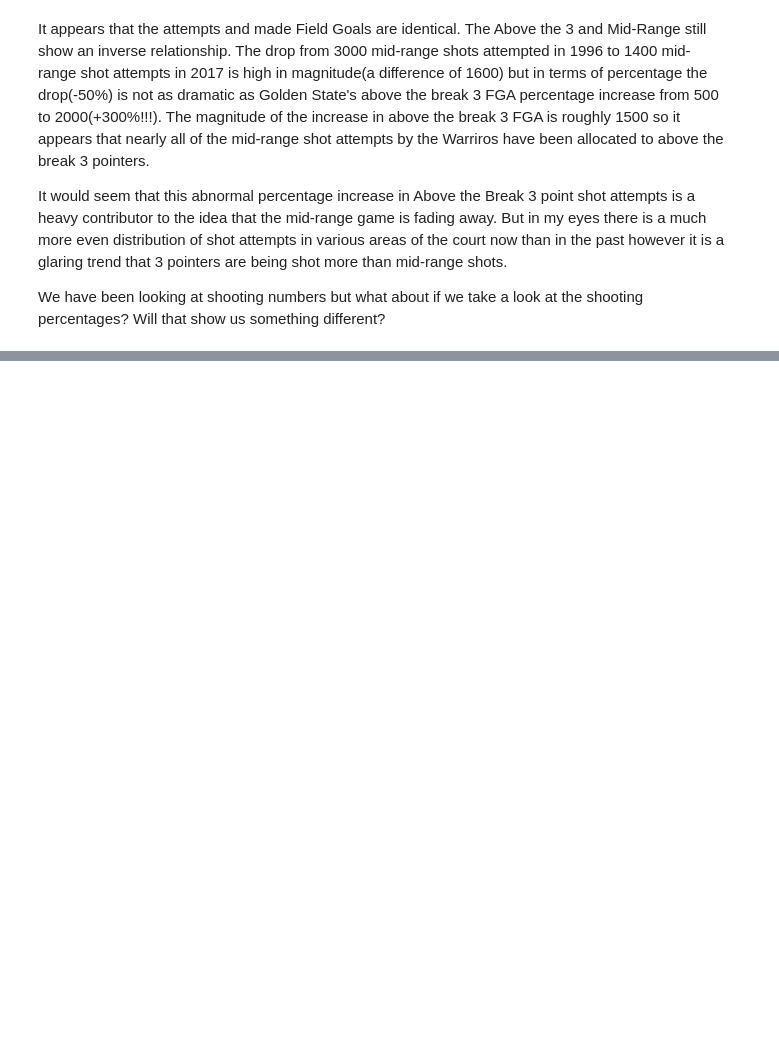
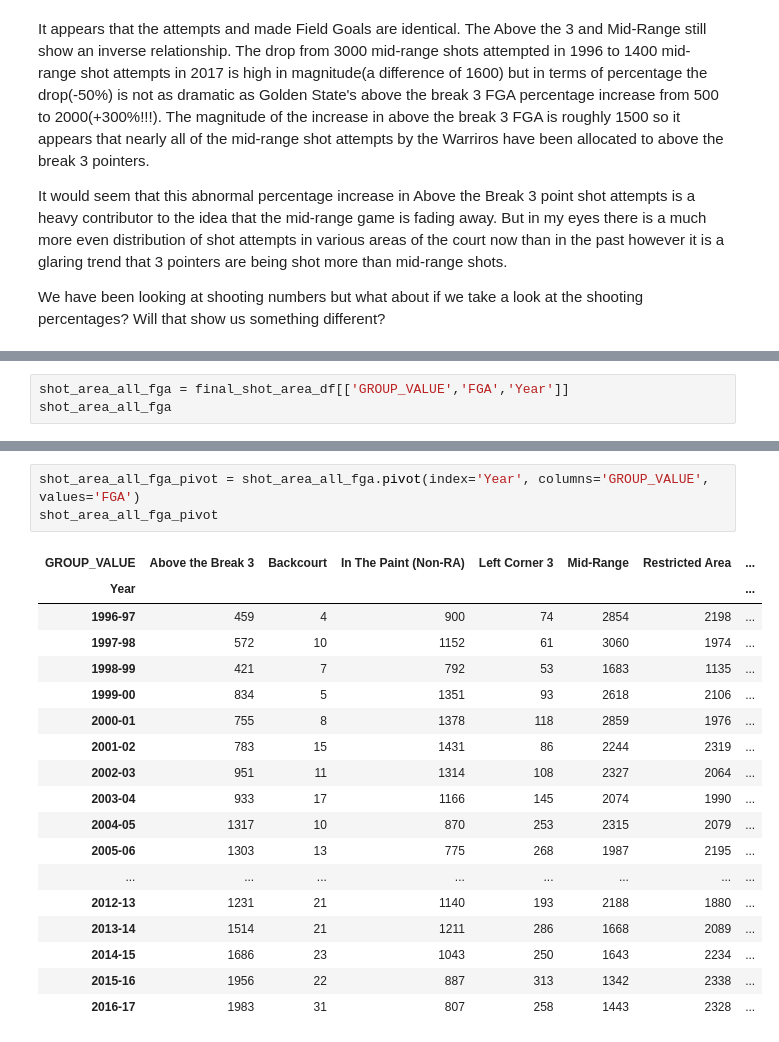
Before and after one commit to RodellRodriguez/golden-state-warriors, a Jupyter notebook: Time Series Golden State Warriors.ipynb, the cells around one changed output, grey strips where cells are left out. Cells and saved outputs as stored; diff of their text form; blank space fills up the shorter version.

```diff
--- a/Time Series Golden State Warriors.ipynb
+++ b/Time Series Golden State Warriors.ipynb
@@ -277,0 +278,3 @@ Finally, let's do a simple pie chart of how the shot allocations have changed ov
+# %%
+shot_area_all_fga = final_shot_area_df[['GROUP_VALUE','FGA','Year']]
+shot_area_all_fga
@@ -277,0 +300,22 @@ Finally, let's do a simple pie chart of how the shot allocations have changed ov
+# %%
+shot_area_all_fga_pivot = shot_area_all_fga.pivot(index='Year', columns='GROUP_VALUE', values='FGA')
+shot_area_all_fga_pivot
+# %% [output]
+| GROUP_VALUE | Above the Break 3 | Backcourt | In The Paint (Non-RA) | Left Corner 3 | Mid-Range | Restricted Area | ... |
+| Year |  |  |  |  |  |  | ... |
+| 1996-97 | 459 | 4 | 900 | 74 | 2854 | 2198 | ... |
+| 1997-98 | 572 | 10 | 1152 | 61 | 3060 | 1974 | ... |
+| 1998-99 | 421 | 7 | 792 | 53 | 1683 | 1135 | ... |
+| 1999-00 | 834 | 5 | 1351 | 93 | 2618 | 2106 | ... |
+| 2000-01 | 755 | 8 | 1378 | 118 | 2859 | 1976 | ... |
+| 2001-02 | 783 | 15 | 1431 | 86 | 2244 | 2319 | ... |
+| 2002-03 | 951 | 11 | 1314 | 108 | 2327 | 2064 | ... |
+| 2003-04 | 933 | 17 | 1166 | 145 | 2074 | 1990 | ... |
+| 2004-05 | 1317 | 10 | 870 | 253 | 2315 | 2079 | ... |
+| 2005-06 | 1303 | 13 | 775 | 268 | 1987 | 2195 | ... |
+| ... | ... | ... | ... | ... | ... | ... | ... |
+| 2012-13 | 1231 | 21 | 1140 | 193 | 2188 | 1880 | ... |
+| 2013-14 | 1514 | 21 | 1211 | 286 | 1668 | 2089 | ... |
+| 2014-15 | 1686 | 23 | 1043 | 250 | 1643 | 2234 | ... |
+| 2015-16 | 1956 | 22 | 887 | 313 | 1342 | 2338 | ... |
+| 2016-17 | 1983 | 31 | 807 | 258 | 1443 | 2328 | ... |
```
Also changed, not shown: parts of 7 cells of this notebook.
